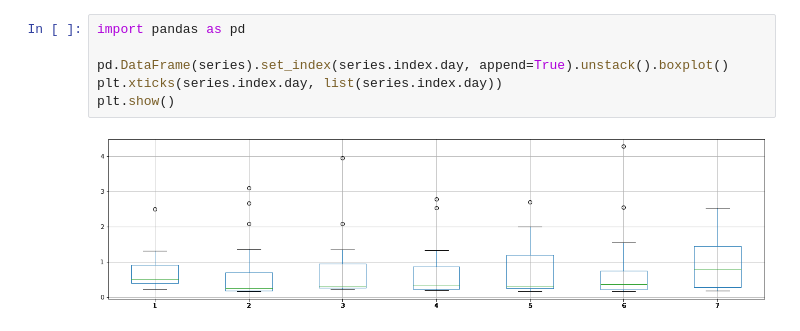
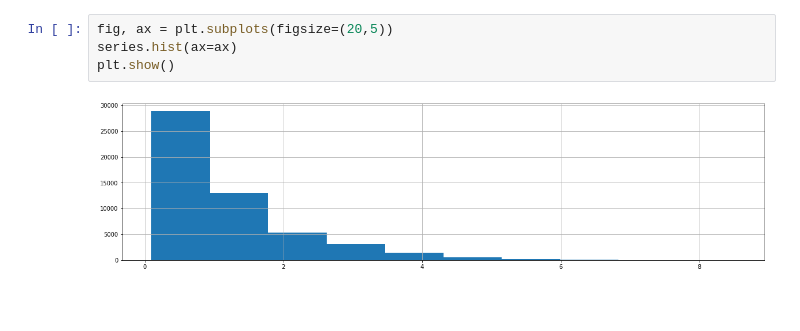
Before and after one commit to Gunisalvo/ppget-aprendizado-de-maquinas, a Jupyter notebook: 001_exploration.ipynb, the cells around one changed output. Drawn from its saved outputs; the diff is of its cells as text; blank space fills up the shorter version.

Commit message:
Data exploration

```diff
--- a/001_exploration.ipynb
+++ b/001_exploration.ipynb
@@ -39,9 +32,7 @@ plt.show()
-# %%
-import pandas as pd
-
-pd.DataFrame(series).set_index(series.index.day, append=True).unstack().boxplot()
-plt.xticks(series.index.day, list(series.index.day))
-plt.show()
-# %% [output]
-[figure, removed]
+# %%
+fig, ax = plt.subplots(figsize=(20,5))
+series.hist(ax=ax)
+plt.show()
+# %% [output]
+[figure, added]
 # %%
```
Also changed, not shown: parts of 8 cells of this notebook, 2 other files.
